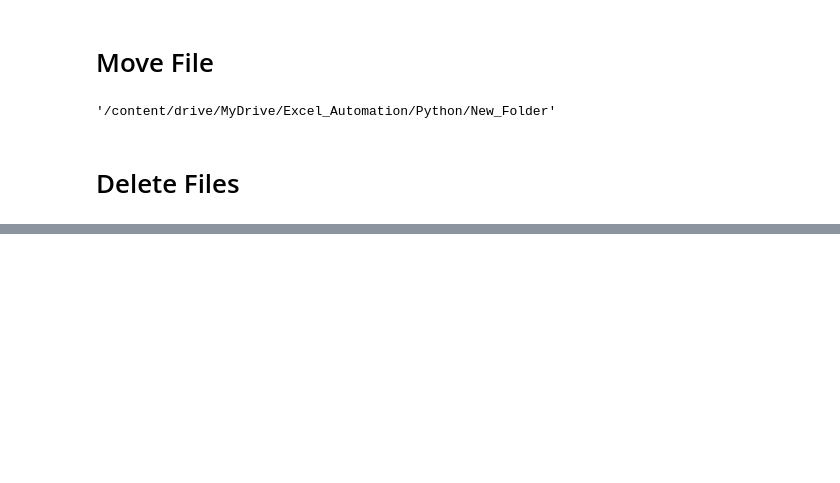
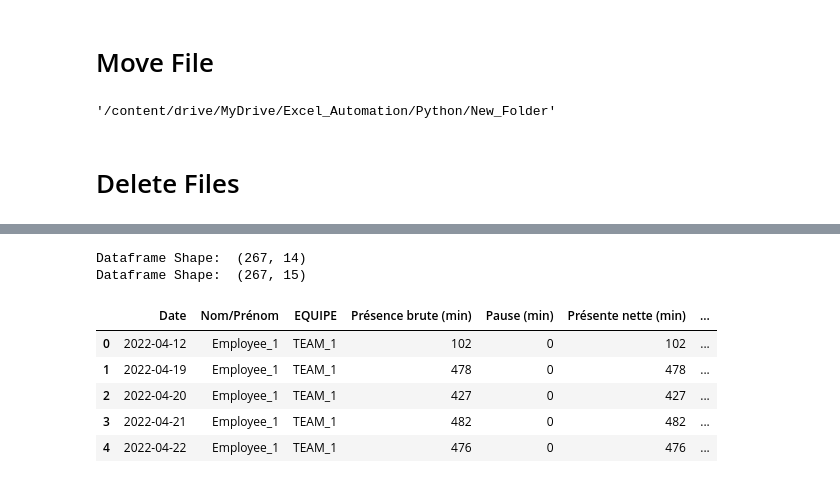
Before and after one commit to lovedatascience1/AcademyPublic, a Jupyter notebook: Files_Manipulation.ipynb, the cells around one changed output, grey strips where cells are left out. Drawn from its saved outputs; the diff is of its cells as text; code cells hidden in the pictures; blank space fills up the shorter version.

```diff
--- a/Files_Manipulation.ipynb
+++ b/Files_Manipulation.ipynb
@@ -122,0 +218,24 @@ os.listdir('.')
+# %%
+# FR
+filename = 'Consolidation_HR/FR.xlsx'
+fr = pd.read_excel(filename, index_col=None, header=0)
+fr = pd.DataFrame(fr)
+
+# check dataframe shape
+print('Dataframe Shape: ', fr.shape)
+# add a column 'Country' to diferentiate the data in the consilidated dataframe
+
+fr['Country']= 'FR'
+# check dataframe shape after adding the new column
+print('Dataframe Shape: ', fr.shape)
+# visualize first rows
+fr.head()
+# %% [output]
+Dataframe Shape:  (267, 14)
+Dataframe Shape:  (267, 15)
+|  | Date | Nom/Prénom | EQUIPE | Présence brute (min) | Pause (min) | Présente nette (min) | ... |
+| 0 | 2022-04-12 | Employee_1 | TEAM_1 | 102 | 0 | 102 | ... |
+| 1 | 2022-04-19 | Employee_1 | TEAM_1 | 478 | 0 | 478 | ... |
+| 2 | 2022-04-20 | Employee_1 | TEAM_1 | 427 | 0 | 427 | ... |
+| 3 | 2022-04-21 | Employee_1 | TEAM_1 | 482 | 0 | 482 | ... |
+| 4 | 2022-04-22 | Employee_1 | TEAM_1 | 476 | 0 | 476 | ... |
```
Also changed, not shown: parts of 28 cells of this notebook.
